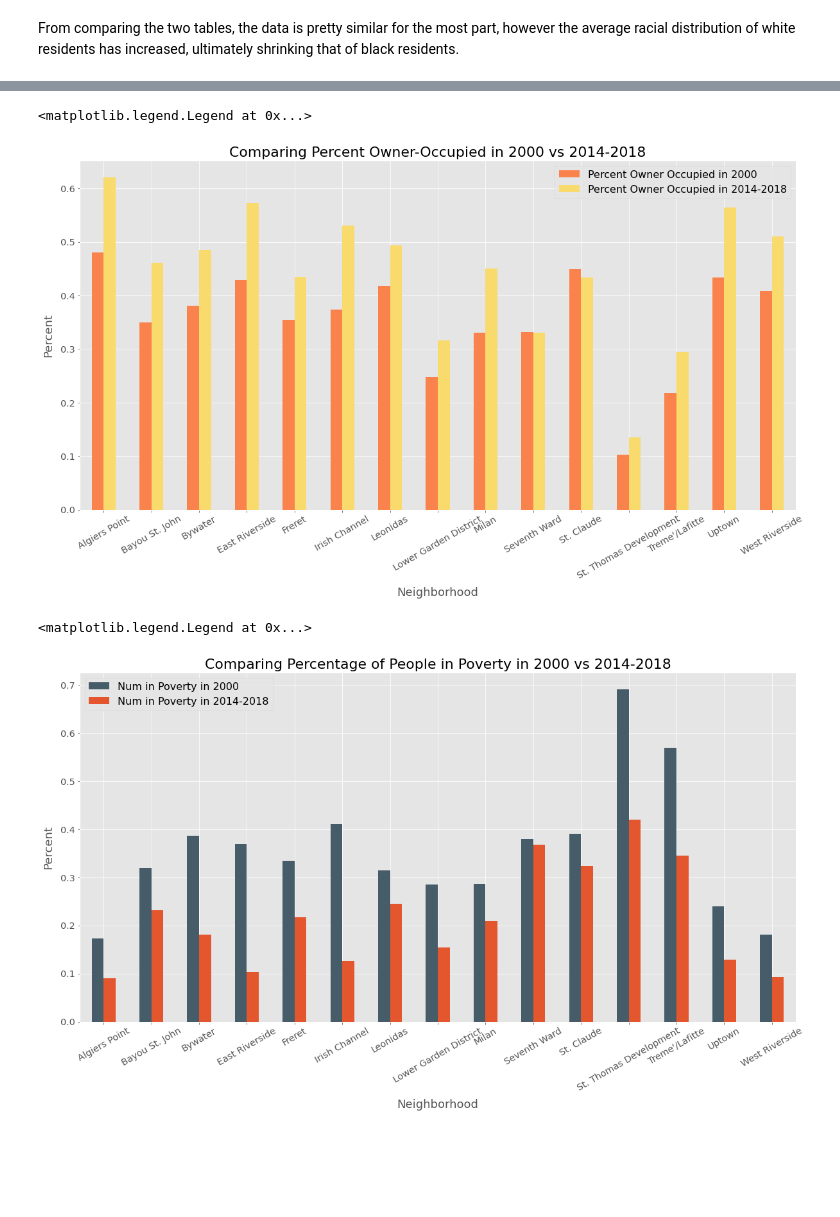
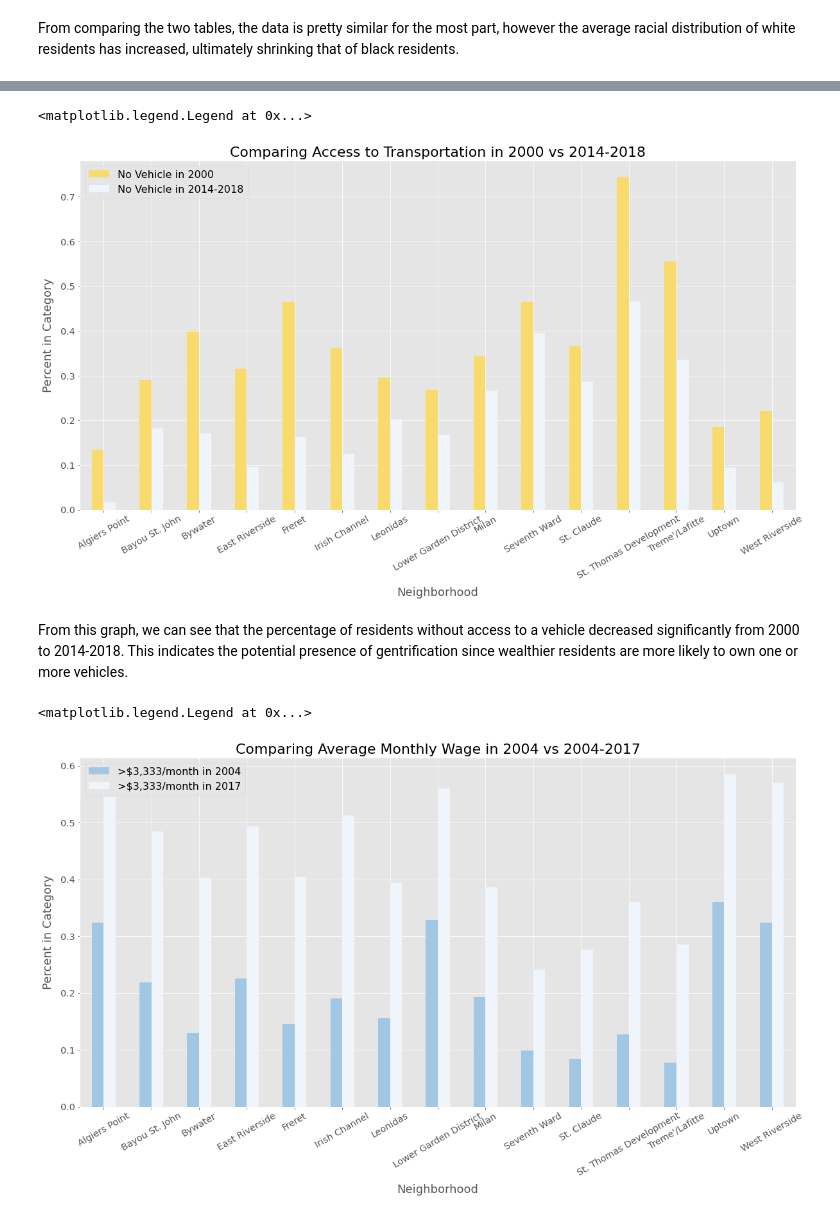
Before and after one commit to leosimanonok/DataScienceFinalTutorial, a Jupyter notebook: Combined_Leah.ipynb, the cells around one changed output, grey strips where cells are left out. Cells and saved outputs as stored; diff of their text form; code cells hidden in the pictures; blank space fills up the shorter version.

```diff
--- a/Combined_Leah.ipynb
+++ b/Combined_Leah.ipynb
@@ -1102,31 +914,36 @@ ax.legend(fontsize=16)
 # %%
 rand.shuffle(theme2)
 
-#Comparing renter-occupied vs owner-occupied in 2000 vs 2014-2018
-ax = rent_own_df[rent_own_df.Neighborhood.isin(highest_change)][['Neighborhood',
-       'Percent Owner Occupied in 2000', 'Percent Owner Occupied in 2014-2018',]].plot.bar(
-    x='Neighborhood', rot=30, figsize=(20,10), color=theme2, fontsize='x-large')
+#Comparing access to transportation in 2000 vs 2014-2018
 
-ax.set_title('Comparing Percent Owner-Occupied in 2000 vs 2014-2018', fontsize=22)
+ax = transport[transport.Neighborhood.isin(highest_change)][['Neighborhood', "No Vehicle in 2000",
+                                        "No Vehicle in 2014-2018"]].plot.bar(x='Neighborhood', rot=30,
+                                                figsize=(20,10), color=theme2, fontsize='x-large')
+
+#Titles/legend
+ax.set_title('Comparing Access to Transportation in 2000 vs 2014-2018', fontsize=22)
 ax.set_xlabel('Neighborhood', labelpad=10, fontsize=18)
-ax.set_ylabel('Percent', labelpad=10, fontsize=18)
+ax.set_ylabel('Percent in Category', labelpad=10, fontsize=18)
 ax.legend(fontsize=16)
 # %% [output]
 <matplotlib.legend.Legend at 0x...>
-[figure, old version]
+[figure, new version]
+# %% [markdown]
+From this graph, we can see that the percentage of residents without access to a vehicle decreased significantly from 2000 to 2014-2018. This indicates the potential presence of gentrification since wealthier residents are more likely to own one or more vehicles.
 # %%
 rand.shuffle(theme2)
 
-#Comparing number in poverty in 2000 vs 2014-2018
-ax = pov_df[pov_df.Neighborhood.isin(highest_change)][['Neighborhood',
-                    "Num in Poverty in 2000", "Num in Poverty in 2014-2018"
-                                ]].plot.bar(
+#Comparing monthly wage in 2000 vs 2014-2018
+
+ax = wage[wage.Neighborhood.isin(highest_change)][['Neighborhood', '>$3,333/month in 2004',
+                                    '>$3,333/month in 2017']].plot.bar(
     x='Neighborhood', rot=30, figsize=(20,10), color=theme2, fontsize='x-large')
 
-ax.set_title('Comparing Percentage of People in Poverty in 2000 vs 2014-2018', fontsize=22)
+#Titles/legend
+ax.set_title('Comparing Average Monthly Wage in 2004 vs 2017', fontsize=22)
 ax.set_xlabel('Neighborhood', labelpad=10, fontsize=18)
-ax.set_ylabel('Percent', labelpad=10, fontsize=18)
+ax.set_ylabel('Percent in Category', labelpad=10, fontsize=18)
 ax.legend(fontsize=16)
 # %% [output]
 <matplotlib.legend.Legend at 0x...>
-[figure, old version]
+[figure, new version]
```
Also changed, not shown: parts of 30 cells of this notebook.
